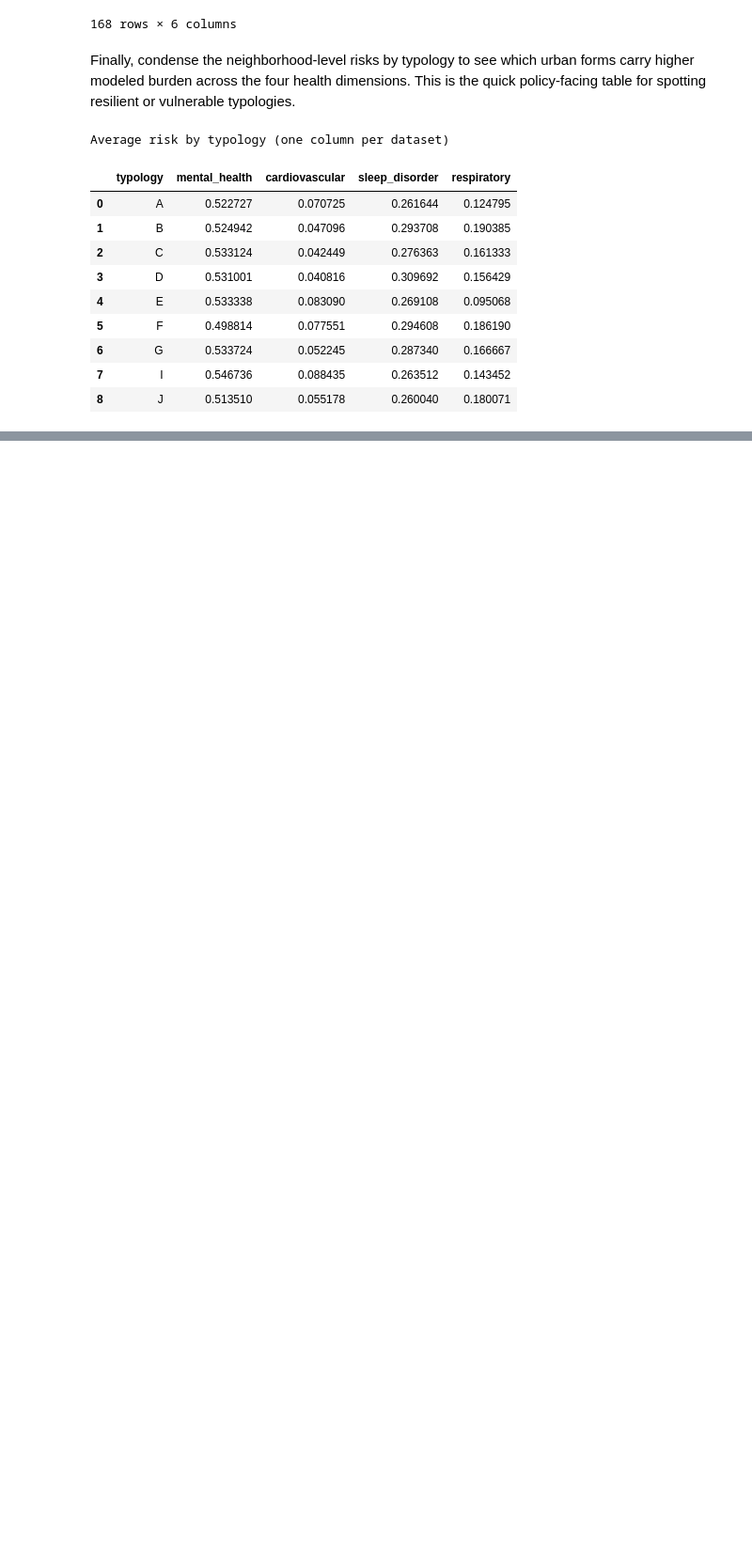
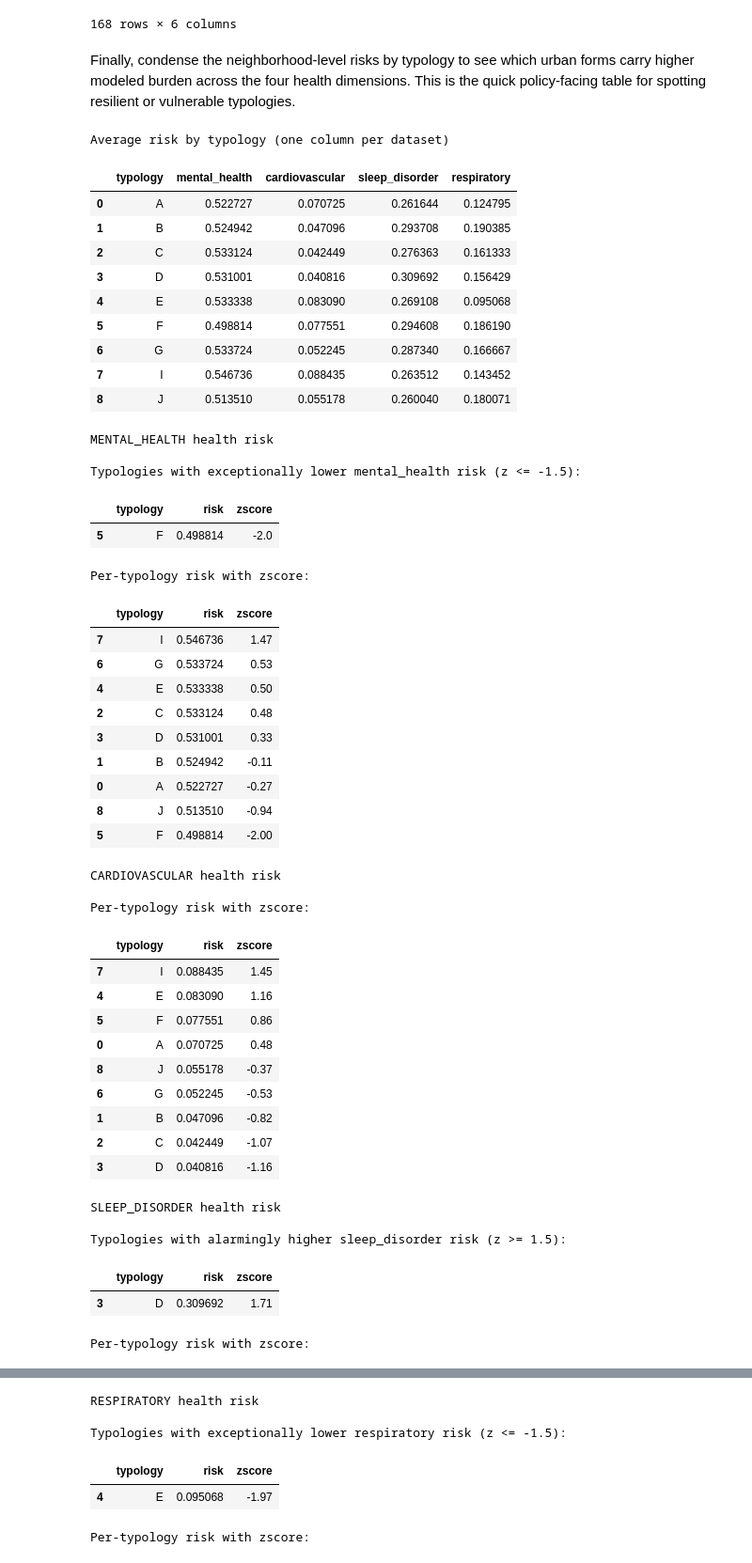
Before and after one commit to MauroPello/ENAC-ML4Science_LIPID, a Jupyter notebook: main.ipynb, the cells around one changed output, grey strips where cells are left out. Shown at 94% size. Saved outputs shown, nothing was run; the diff lists cells and outputs as text; code cells hidden in the pictures; blank space fills up the shorter version.

```diff
--- a/main.ipynb
+++ b/main.ipynb
@@ -1250,3 +1250,66 @@ Average risk by typology (one column per dataset)
 | 6 | G | 0.533724 | 0.052245 | 0.287340 | 0.166667 |
 | 7 | I | 0.546736 | 0.088435 | 0.263512 | 0.143452 |
 | 8 | J | 0.513510 | 0.055178 | 0.260040 | 0.180071 |
+# %%
+# Flag typologies with elevated modeled risk per dataset (no melting)
+
+risk_cols = [c for c in combined.columns if c != "typology"]
+for col in risk_cols:
+    df = combined[["typology", col]].rename(columns={col: "risk"})
+
+    mean_risk = df["risk"].mean()
+    std_risk = df["risk"].std()
+    zscores = (df["risk"] - mean_risk) / std_risk if std_risk else float("nan")
+    df = df.assign(zscore=zscores.round(2))
+
+    high = df[df["zscore"] >= 1.5].sort_values("zscore", ascending=False)
+    low = df[df["zscore"] <= -1.5].sort_values("zscore", ascending=True)
+
+    print(f"\n{col.upper()} health risk")
+
+    if not high.empty:
+        print(f"\nTypologies with alarmingly higher {col} risk (z >= 1.5):")
+        display(high[["typology", "risk", "zscore"]])
+
+    if not low.empty:
+        print(f"\nTypologies with exceptionally lower {col} risk (z <= -1.5):")
+        display(low[["typology", "risk", "zscore"]])
+
+    print("\nPer-typology risk with zscore: ")
+    display(df.sort_values("risk", ascending=False)[["typology", "risk", "zscore"]])
+# %% [output]
+MENTAL_HEALTH health risk
+
+Typologies with exceptionally lower mental_health risk (z <= -1.5):
+|  | typology | risk | zscore |
+| 5 | F | 0.498814 | -2.0 |
+Per-typology risk with zscore:
+|  | typology | risk | zscore |
+| 7 | I | 0.546736 | 1.47 |
+| 6 | G | 0.533724 | 0.53 |
+| 4 | E | 0.533338 | 0.50 |
+| 2 | C | 0.533124 | 0.48 |
+| 3 | D | 0.531001 | 0.33 |
+| 1 | B | 0.524942 | -0.11 |
+| 0 | A | 0.522727 | -0.27 |
+| 8 | J | 0.513510 | -0.94 |
+| 5 | F | 0.498814 | -2.00 |
+CARDIOVASCULAR health risk
+
+Per-typology risk with zscore:
+|  | typology | risk | zscore |
+| 7 | I | 0.088435 | 1.45 |
+| 4 | E | 0.083090 | 1.16 |
+| 5 | F | 0.077551 | 0.86 |
+| 0 | A | 0.070725 | 0.48 |
+| 8 | J | 0.055178 | -0.37 |
+| 6 | G | 0.052245 | -0.53 |
+| 1 | B | 0.047096 | -0.82 |
+| 2 | C | 0.042449 | -1.07 |
+| 3 | D | 0.040816 | -1.16 |
+SLEEP_DISORDER health risk
+
+Typologies with alarmingly higher sleep_disorder risk (z >= 1.5):
+|  | typology | risk | zscore |
+| 3 | D | 0.309692 | 1.71 |
+Per-typology risk with zscore:
@@ -1252,0 +1326,6 @@ Average risk by typology (one column per dataset)
+RESPIRATORY health risk
+
+Typologies with exceptionally lower respiratory risk (z <= -1.5):
+|  | typology | risk | zscore |
+| 4 | E | 0.095068 | -1.97 |
+Per-typology risk with zscore:
```
Also changed, not shown: parts of 1 cell of this notebook.
